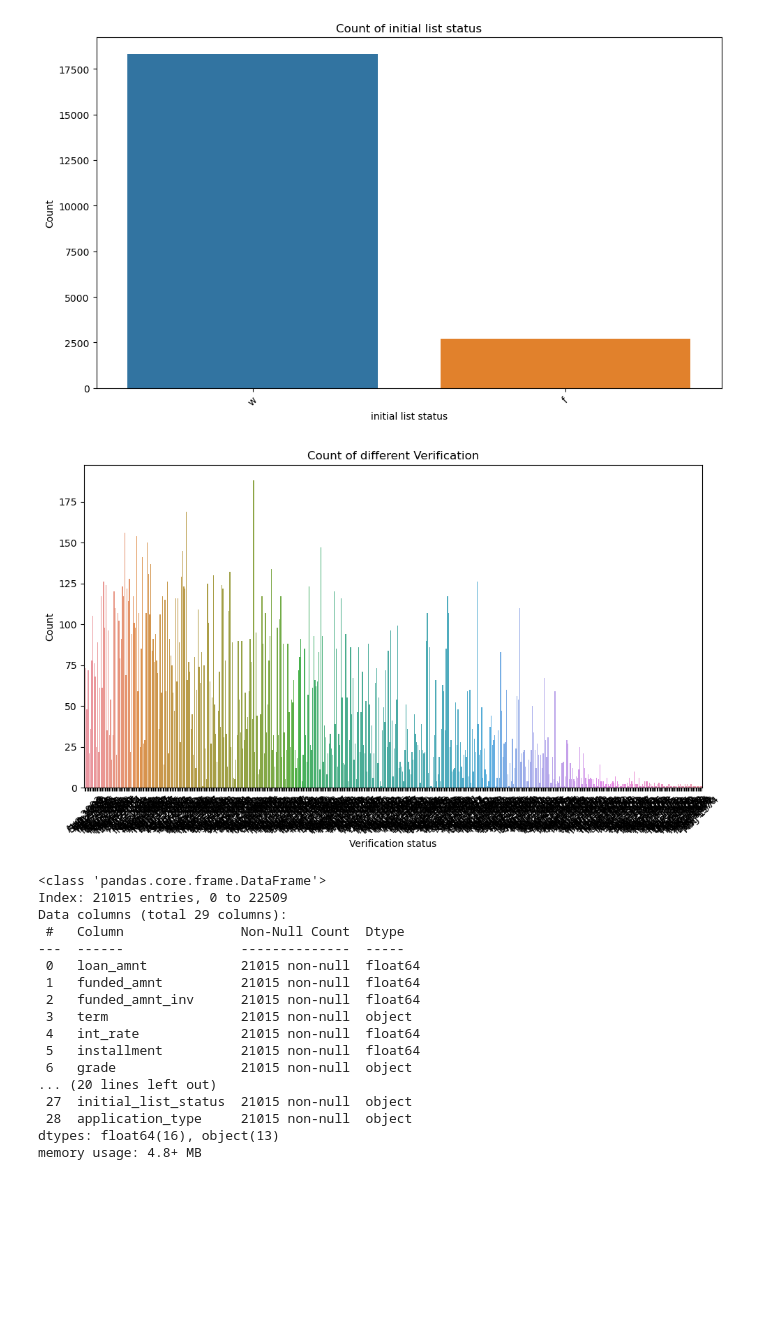
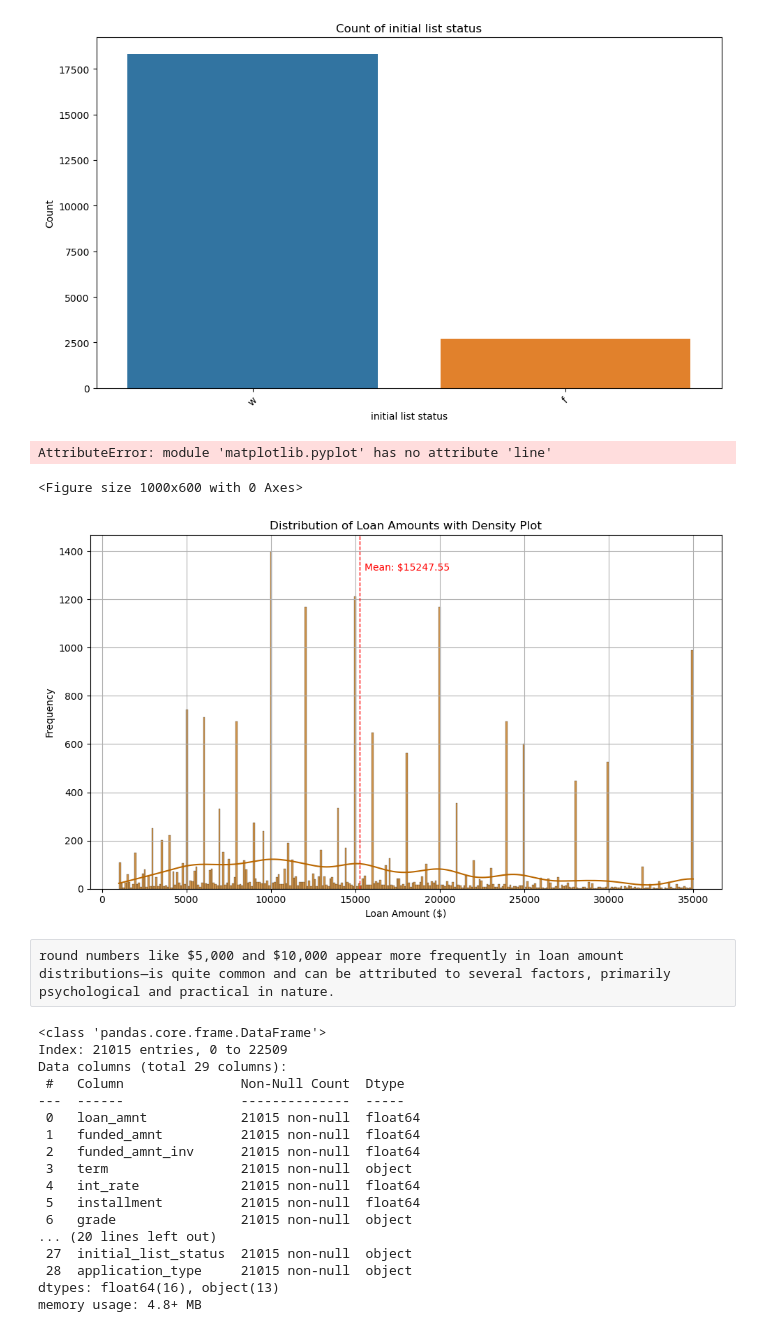
Before and after one commit to MaSOouD69/Loan-Status-predictor-tool, a Jupyter notebook: 2. EDA EXPLORE EXTREME.ipynb, the cells around one changed output. Cells and saved outputs as stored; diff of their text form; code cells hidden in the pictures; blank space fills up the shorter version.

Commit message:
Loan amount disturbution

```diff
--- a/2. EDA EXPLORE EXTREME.ipynb
+++ b/2. EDA EXPLORE EXTREME.ipynb
@@ -174,16 +174,42 @@ plt.xticks(rotation=45)
 plt.tight_layout()
 # %% [output]
 [figure]
-# %%
-plt.figure(figsize=(10, 6))
-sns.countplot(x='earliest_cr_line', data=df)
-plt.ylabel("Count")
-plt.xlabel("Verification status")
-plt.title("Count of different Verification")
-plt.xticks(rotation=45)
-plt.tight_layout()
-# %% [output]
-[figure, removed]
+# %%
+# Plot a histogram for the 'loan_amnt' column
+plt.figure(figsize=(10, 6))
+colors = ['#ba6700']
+plt.line(df['loan_amnt'], bins=100, edgecolor='black', color=colors[0], alpha=0.7)
+plt.xlabel('Loan Amount')
+plt.ylabel('Count')
+plt.title('Distribution of Loan Amount')
+plt.tight_layout()
+plt.show()
+# %% [output]
+AttributeError: module 'matplotlib.pyplot' has no attribute 'line'
+<Figure size 1000x600 with 0 Axes>
+# %%
+plt.figure(figsize=(10, 6))
+
+# Histogram with density plot
+sns.histplot(df['loan_amnt'], bins=300, kde=True, color='#ba6700', edgecolor='black', alpha=0.7)
+
+# Calculate the mean of loan_amnt and add a vertical line at the mean
+mean_val = df['loan_amnt'].mean()
+plt.axvline(mean_val, color='r', linestyle='dashed', linewidth=1)
+plt.text(mean_val*1.02, plt.ylim()[1]*0.9, 'Mean: ${:.2f}'.format(mean_val), color = 'r')
+
+# Enhancing the plot with more detailed labels and title
+plt.xlabel('Loan Amount ($)')
+plt.ylabel('Frequency')
+plt.title('Distribution of Loan Amounts with Density Plot')
+plt.grid(True)  # Adding a grid for better readability of the ticks
+
+plt.tight_layout()
+plt.show()
+# %% [output]
+[figure, added]
+# %% [raw]
+round numbers like $5,000 and $10,000 appear more frequently in loan amount distributions—is quite common and can be attributed to several factors, primarily psychological and practical in nature.
 # %%
 df.info()
 # %% [output]
```
Also changed, not shown: parts of 1 cell of this notebook.
